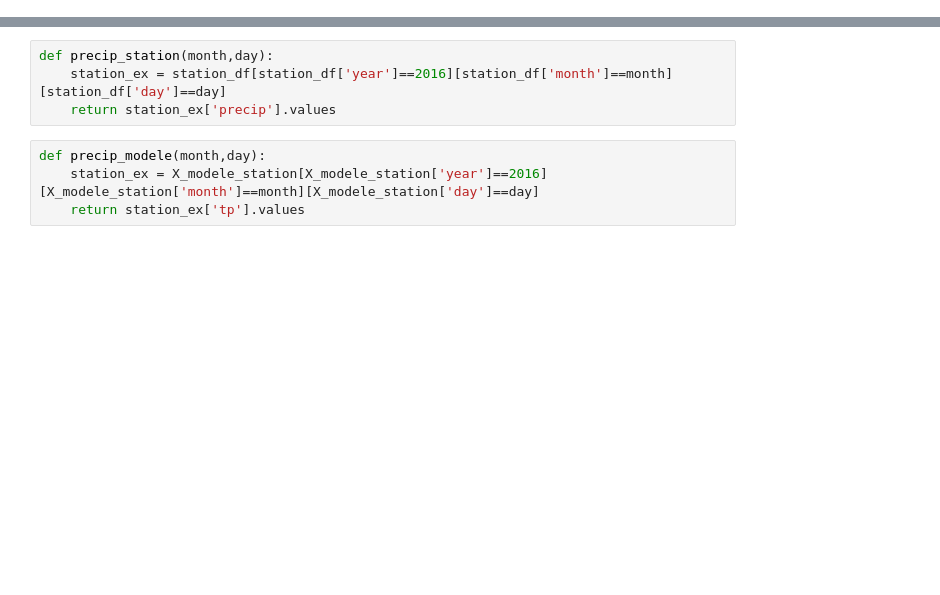
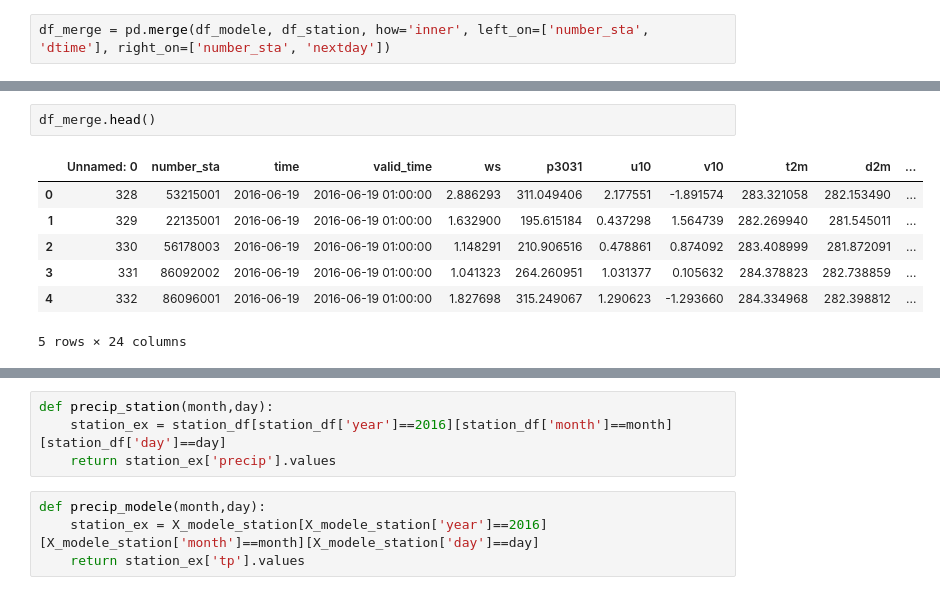
Before and after one commit to damienanquetin/HackathonMF, a Jupyter notebook: notebooks/transform_dataset.ipynb, the cells around one changed output, grey strips where cells are left out. Drawn from its saved outputs; the diff is of its cells as text; blank space fills up the shorter version.

```diff
--- a/notebooks/transform_dataset.ipynb
+++ b/notebooks/transform_dataset.ipynb
@@ -142,0 +87,2 @@ See the caveats in the documentation: https://pandas.pydata.org/pandas-docs/stab
+# %%
+df_merge = pd.merge(df_modele, df_station, how='inner', left_on=['number_sta', 'dtime'], right_on=['number_sta', 'nextday'])
@@ -142,0 +305,10 @@ See the caveats in the documentation: https://pandas.pydata.org/pandas-docs/stab
+# %%
+df_merge.head()
+# %% [output]
+|  | Unnamed: 0 | number_sta | time | valid_time | ws | p3031 | u10 | v10 | t2m | d2m | ... |
+| 0 | 328 | 53215001 | 2016-06-19 | 2016-06-19 01:00:00 | 2.886293 | 311.049406 | 2.177551 | -1.891574 | 283.321058 | 282.153490 | ... |
+| 1 | 329 | 22135001 | 2016-06-19 | 2016-06-19 01:00:00 | 1.632900 | 195.615184 | 0.437298 | 1.564739 | 282.269940 | 281.545011 | ... |
+| 2 | 330 | 56178003 | 2016-06-19 | 2016-06-19 01:00:00 | 1.148291 | 210.906516 | 0.478861 | 0.874092 | 283.408999 | 281.872091 | ... |
+| 3 | 331 | 86092002 | 2016-06-19 | 2016-06-19 01:00:00 | 1.041323 | 264.260951 | 1.031377 | 0.105632 | 284.378823 | 282.738859 | ... |
+| 4 | 332 | 86096001 | 2016-06-19 | 2016-06-19 01:00:00 | 1.827698 | 315.249067 | 1.290623 | -1.293660 | 284.334968 | 282.398812 | ... |
+5 rows × 24 columns
```
Also changed, not shown: parts of 58 cells of this notebook.
